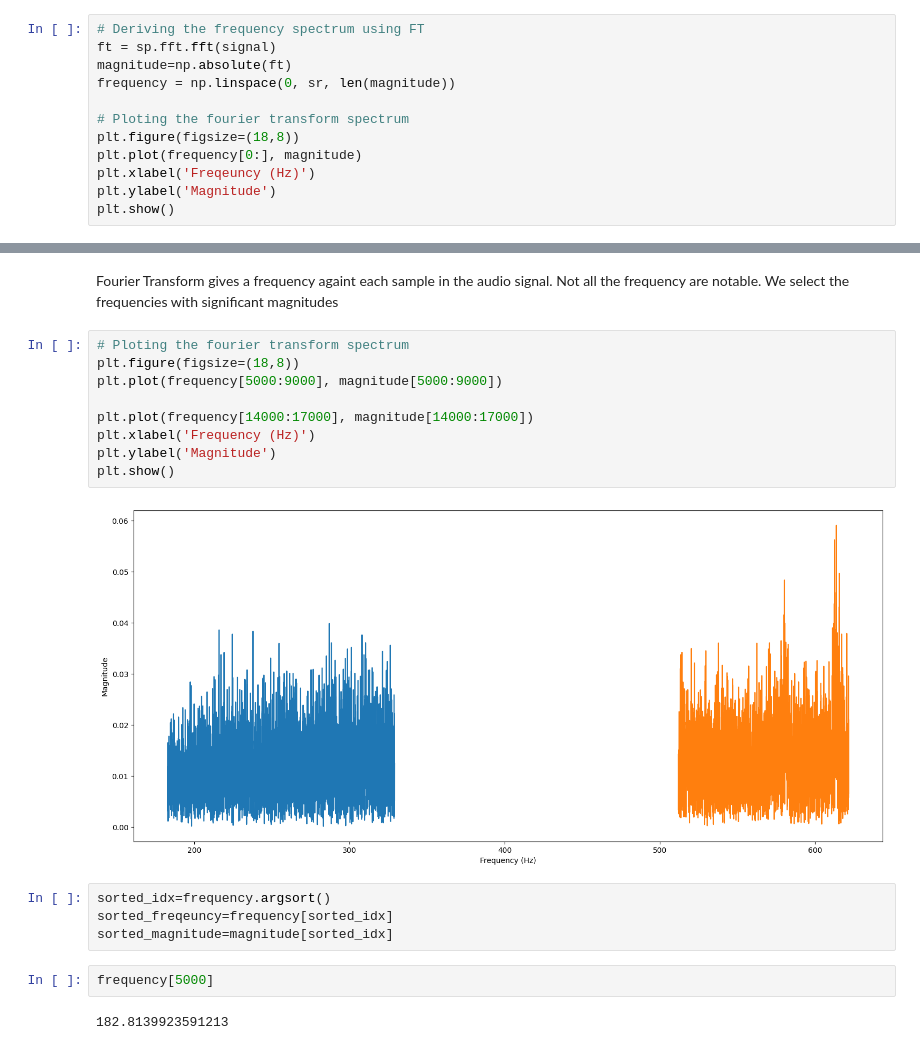
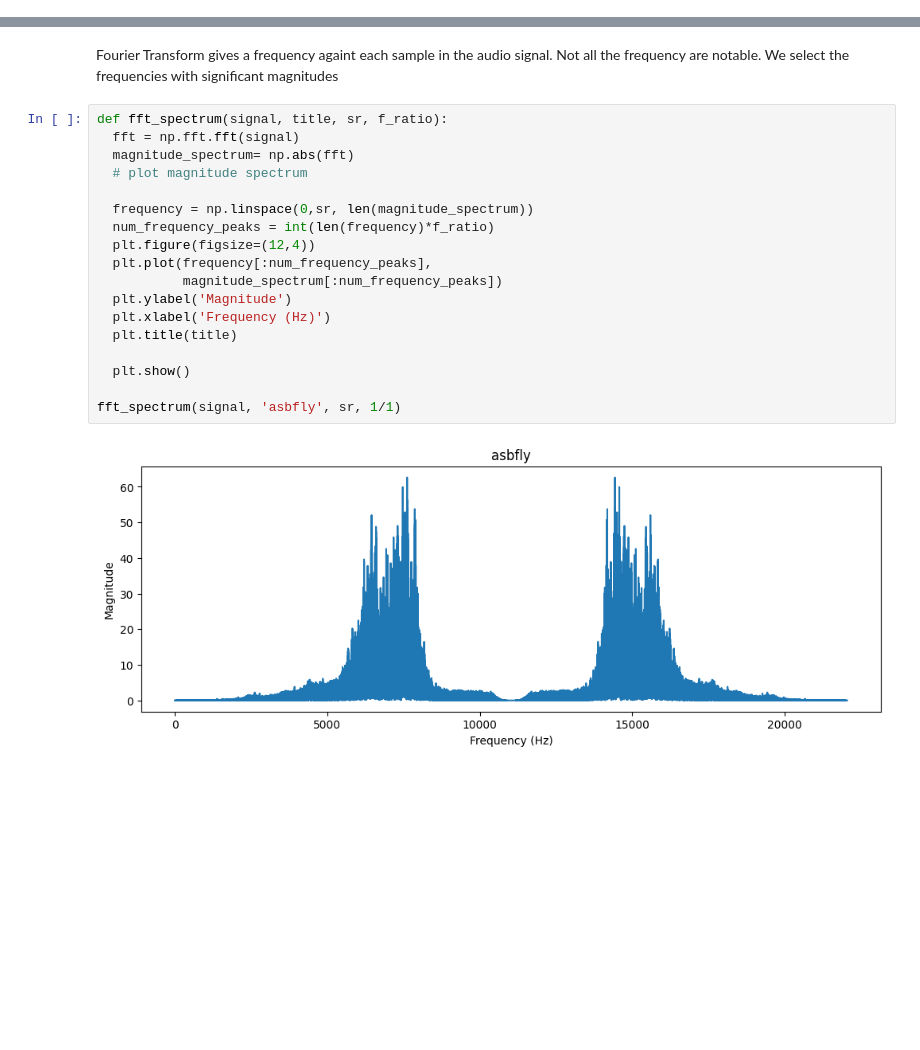
Before and after one commit to farrukh602/BirdCLEF2024-Classification-base-on-sounds, a Jupyter notebook: AudioProcessing/process_audio.ipynb, the cells around one changed output, grey strips where cells are left out. Saved outputs shown, nothing was run; the diff lists cells and outputs as text; blank space fills up the shorter version.

```diff
--- a/AudioProcessing/process_audio.ipynb
+++ b/AudioProcessing/process_audio.ipynb
@@ -82,15 +80,3 @@ librosa.display.waveshow(signal, sr=sr)
 plt.show()
 # %% [output]
 [figure]
-# %%
-# Deriving the frequency spectrum using FT
-ft = sp.fft.fft(signal)
-magnitude=np.absolute(ft)
-frequency = np.linspace(0, sr, len(magnitude))
-
-# Ploting the fourier transform spectrum
-plt.figure(figsize=(18,8))
-plt.plot(frequency[0:], magnitude)
-plt.xlabel('Freqeuncy (Hz)')
-plt.ylabel('Magnitude')
-plt.show()
@@ -99,21 +83,22 @@ plt.show()
 # %% [markdown]
 Fourier Transform gives a frequency againt each sample in the audio signal. Not all the frequency are notable. We select the frequencies with significant magnitudes
-# %%
-# Ploting the fourier transform spectrum
-plt.figure(figsize=(18,8))
-plt.plot(frequency[5000:9000], magnitude[5000:9000])
-
-plt.plot(frequency[14000:17000], magnitude[14000:17000])
-plt.xlabel('Frequency (Hz)')
-plt.ylabel('Magnitude')
-plt.show()
-# %% [output]
-[figure, removed]
-# %%
-sorted_idx=frequency.argsort()
-sorted_freqeuncy=frequency[sorted_idx]
-sorted_magnitude=magnitude[sorted_idx]
-# %%
-frequency[5000]
-# %% [output]
-182.8139923591213
+# %%
+def fft_spectrum(signal, title, sr, f_ratio):
+  fft = np.fft.fft(signal)
+  magnitude_spectrum= np.abs(fft)
+  # plot magnitude spectrum
+
+  frequency = np.linspace(0,sr, len(magnitude_spectrum))
+  num_frequency_peaks = int(len(frequency)*f_ratio)
+  plt.figure(figsize=(12,4))
+  plt.plot(frequency[:num_frequency_peaks],
+           magnitude_spectrum[:num_frequency_peaks])
+  plt.ylabel('Magnitude')
+  plt.xlabel('Frequency (Hz)')
+  plt.title(title)
+
+  plt.show()
+
+fft_spectrum(signal, 'asbfly', sr, 1/1)
+# %% [output]
+[figure, added]
```
Also changed, not shown: parts of 2 cells of this notebook.
